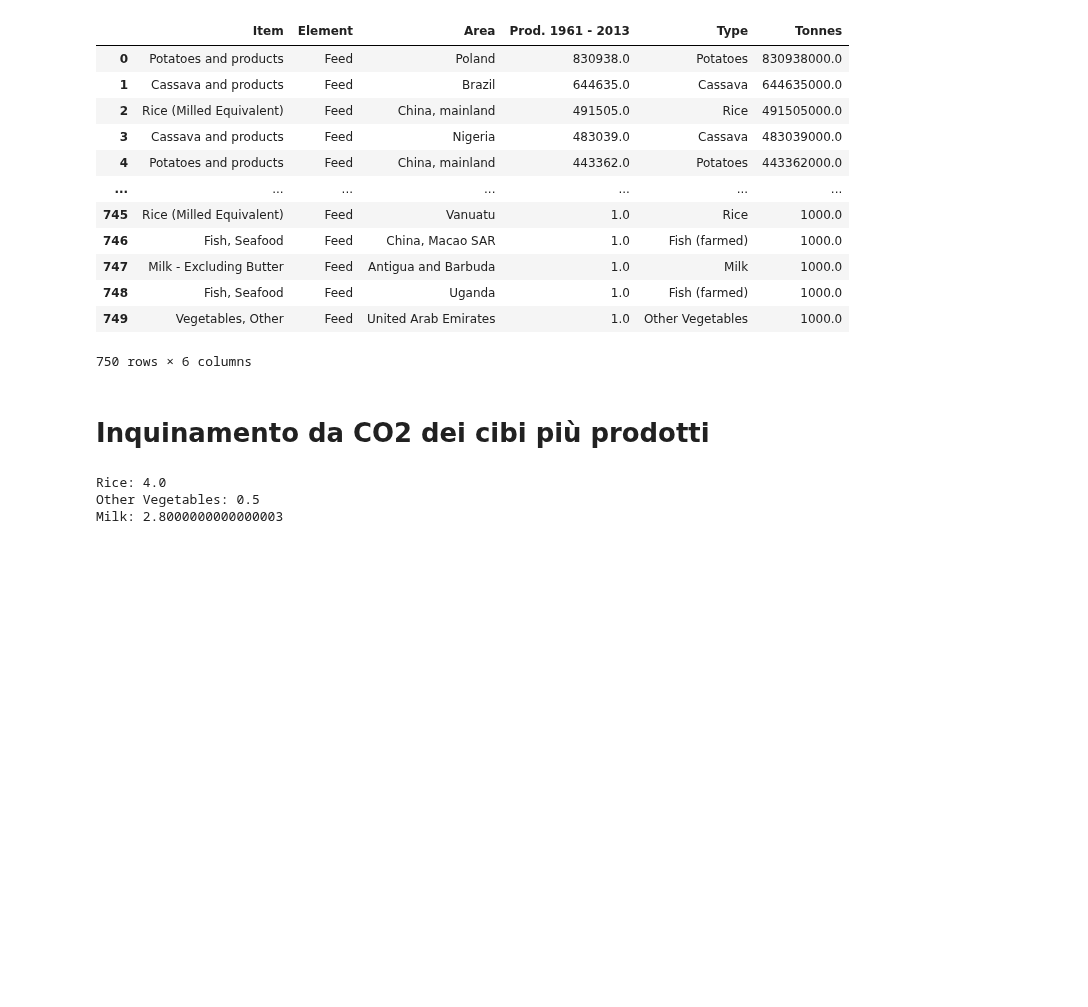
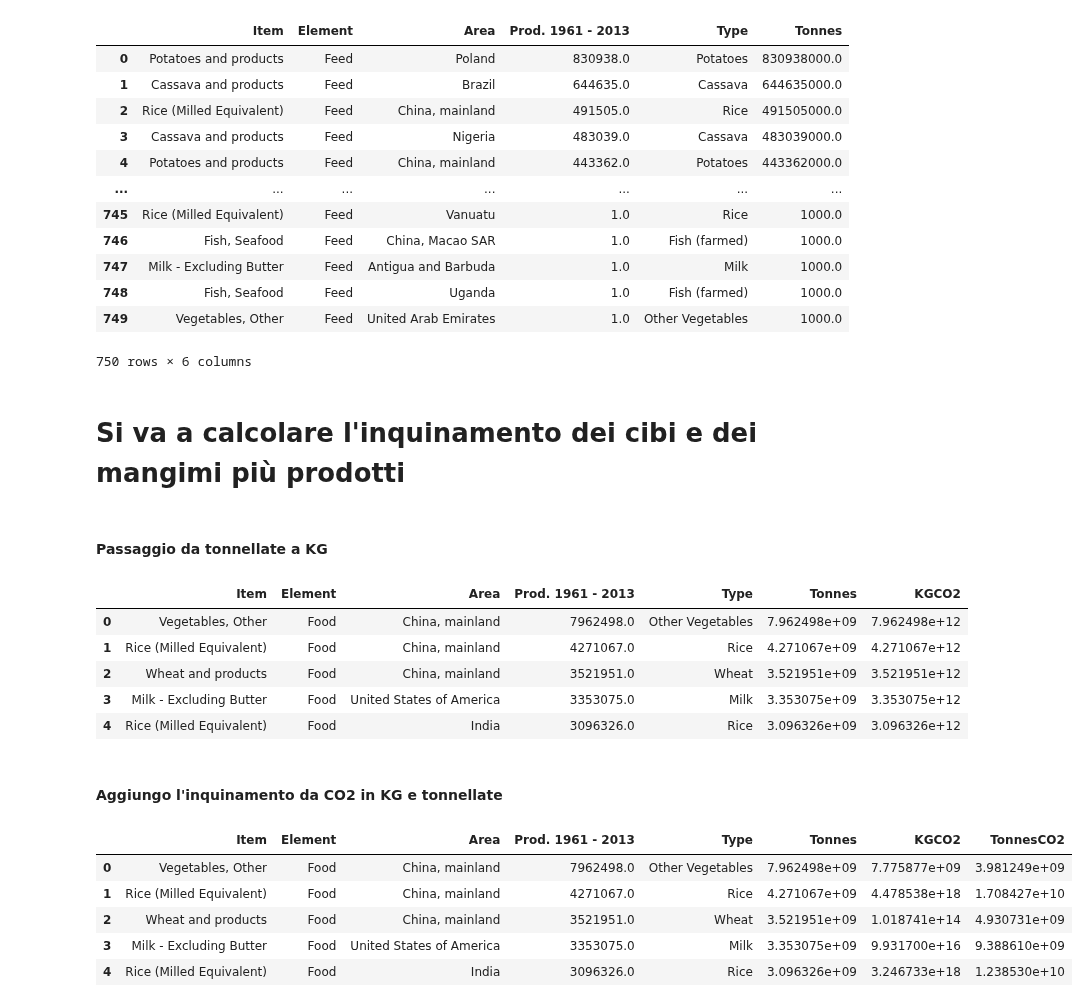
Before and after one commit to monkeymatt0/ProduzioneCibiMangimiImpattoAmbientale, a Jupyter notebook: MatteoVolleroDataVis.ipynb, the cells around one changed output. Saved outputs shown, nothing was run; the diff lists cells and outputs as text; code cells hidden in the pictures; blank space fills up the shorter version.

Commit message:
Questione wheat + inizio Data Transformation

```diff
--- a/MatteoVolleroDataVis.ipynb
+++ b/MatteoVolleroDataVis.ipynb
@@ -437,19 +435,41 @@ Feed_items
 | 749 | Vegetables, Other | Feed | United Arab Emirates | 1.0 | Other Vegetables | 1000.0 |
 750 rows × 6 columns
 # %% [markdown]
-# Inquinamento da CO2 dei cibi più prodotti
+# Si va a calcolare l'inquinamento dei cibi e dei mangimi più prodotti
+# %% [markdown]
+#### Passaggio da tonnellate a KG
 # %%
 # Prendo le colonne relative all'inquinamento da CO2
 cibo_max_produzione = Food_items.iloc[:5]
 cibo_max_type = Food_items.iloc[:5]["Type"].to_list()
 cibo_max_type
 # Passaggio da tonnellate in KG bisogna moltimplicare per 1000
-Food_CO2_total_emissions = [print(f"{record['Food product']}: {record['Total_emissions']}") for index, record in Food_Production_df.iterrows() if record["Food product"] in cibo_max_type]
-# cibo_max_produzione.loc["KGCO2"] = cibo_max_produzione["Tonnes"] * 1000
-# Food_CO2_total_emissions
-# Non prende Wheat perchè all'interno del df Wheat è compreso nella voce Wheat and Rye quindi bisogna andare a rislvere la nomenclatura(Controlla sopra se non lo hai già fatto).
-# Fare un po di refactoring e tirare  fuori almeno una funzione per la pulizia dei dati.
+Food_CO2_total_emissions = [{record['Food product']: record['Total_emissions']} for index, record in Food_Production_df.iterrows() if record["Food product"] in cibo_max_type  or record["Food product"] == "Wheat & Rye (Bread)"]
+KGCO2 = cibo_max_produzione["Tonnes"] * 1000
+cibo_max_produzione = cibo_max_produzione.assign(KGCO2=KGCO2)
+cibo_max_produzione
 # %% [output]
-Rice: 4.0
-Other Vegetables: 0.5
-Milk: 2.8000000000000003
+|  | Item | Element | Area | Prod. 1961 - 2013 | Type | Tonnes | KGCO2 |
+| 0 | Vegetables, Other | Food | China, mainland | 7962498.0 | Other Vegetables | 7.962498e+09 | 7.962498e+12 |
+| 1 | Rice (Milled Equivalent) | Food | China, mainland | 4271067.0 | Rice | 4.271067e+09 | 4.271067e+12 |
+| 2 | Wheat and products | Food | China, mainland | 3521951.0 | Wheat | 3.521951e+09 | 3.521951e+12 |
+| 3 | Milk - Excluding Butter | Food | United States of America | 3353075.0 | Milk | 3.353075e+09 | 3.353075e+12 |
+| 4 | Rice (Milled Equivalent) | Food | India | 3096326.0 | Rice | 3.096326e+09 | 3.096326e+12 |
+# %% [markdown]
+#### Aggiungo l'inquinamento da CO2 in KG e tonnellate
+# %%
+
+for index, record in cibo_max_produzione.iterrows():
+     for CO2_record in Food_CO2_total_emissions:
+          key = [key for key in CO2_record.keys()][0]
+          if record["Type"] in key:
+               cibo_max_produzione.at[index, "KGCO2"] *= CO2_record[key]
+               cibo_max_produzione.at[index, "TonnesCO2"] = cibo_max_produzione.at[index, "Tonnes"] * CO2_record[key]
+cibo_max_produzione
+# %% [output]
+|  | Item | Element | Area | Prod. 1961 - 2013 | Type | Tonnes | KGCO2 | TonnesCO2 |
+| 0 | Vegetables, Other | Food | China, mainland | 7962498.0 | Other Vegetables | 7.962498e+09 | 7.775877e+09 | 3.981249e+09 |
+| 1 | Rice (Milled Equivalent) | Food | China, mainland | 4271067.0 | Rice | 4.271067e+09 | 4.478538e+18 | 1.708427e+10 |
+| 2 | Wheat and products | Food | China, mainland | 3521951.0 | Wheat | 3.521951e+09 | 1.018741e+14 | 4.930731e+09 |
+| 3 | Milk - Excluding Butter | Food | United States of America | 3353075.0 | Milk | 3.353075e+09 | 9.931700e+16 | 9.388610e+09 |
+| 4 | Rice (Milled Equivalent) | Food | India | 3096326.0 | Rice | 3.096326e+09 | 3.246733e+18 | 1.238530e+10 |
```
Also changed, not shown: parts of 1 cell of this notebook.
